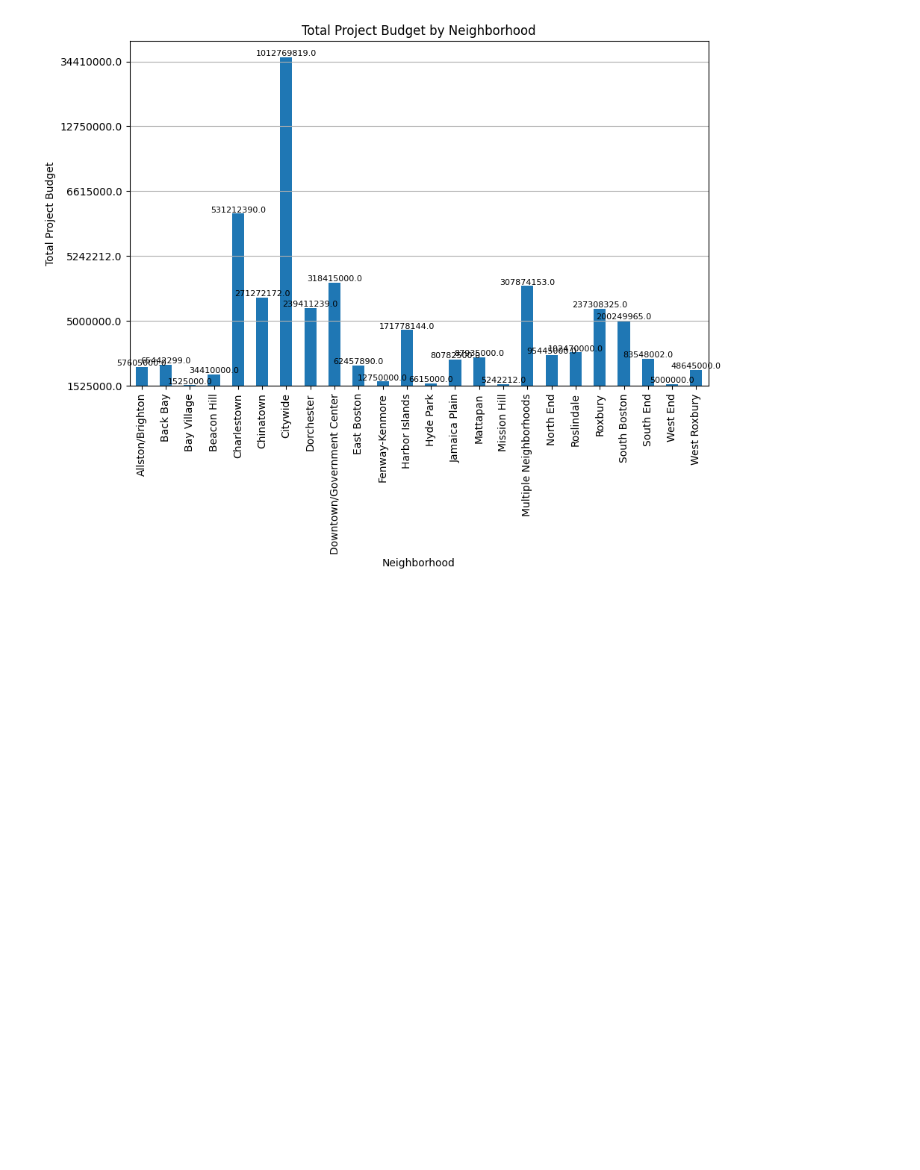
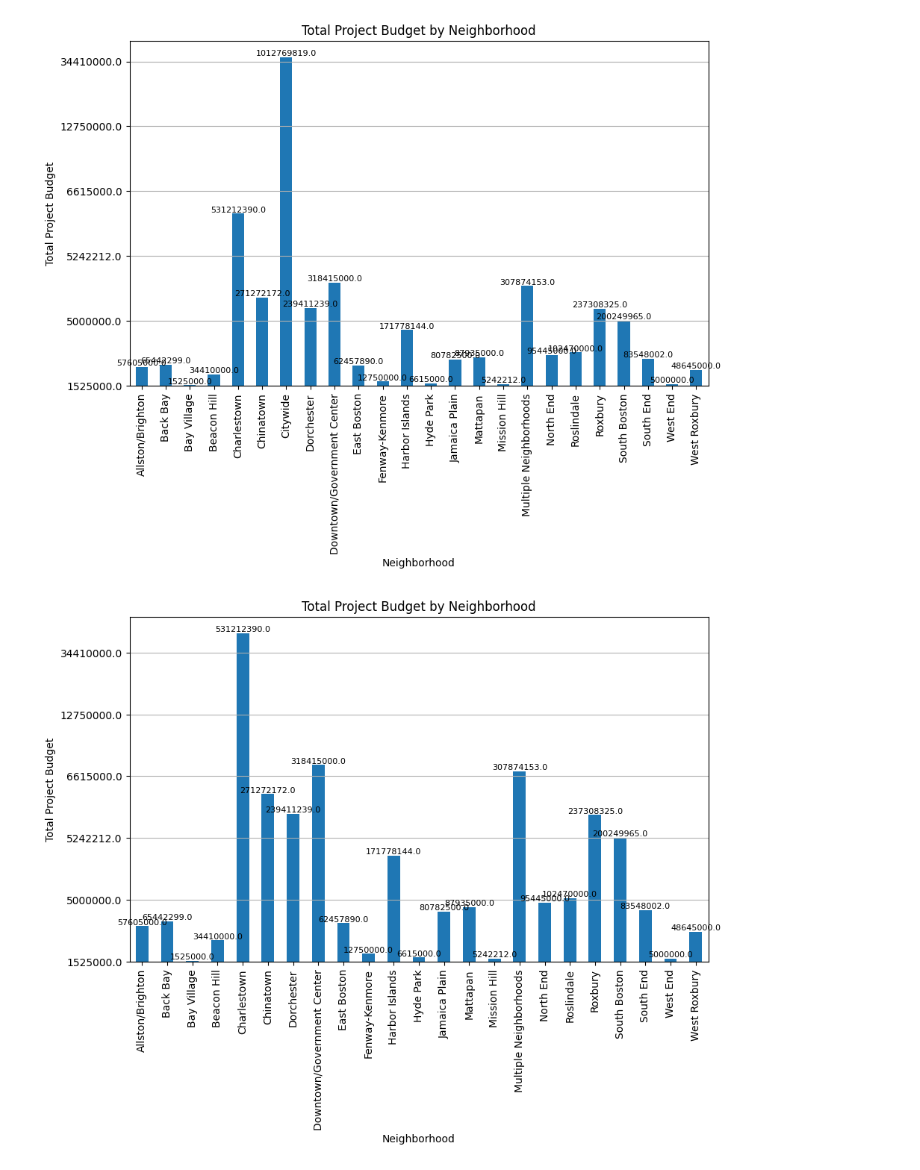
Before and after one commit to BU-Spark/ds-boston-city-budget, a Jupyter notebook: fa23-team-f/DataCleaning_capital.ipynb, the cells around one changed output. Drawn from its saved outputs; the diff is of its cells as text; code cells hidden in the pictures; blank space fills up the shorter version.

```diff
--- a/fa23-team-f/DataCleaning_capital.ipynb
+++ b/fa23-team-f/DataCleaning_capital.ipynb
@@ -166,3 +166,34 @@ for i, v in enumerate(department_budget):
 plt.show()
 # %% [output]
 [figure]
+# %%
+# Assuming your DataFrame is named 'df' and the column name is 'column_name'
+value_to_delete = 'Citywide'
+
+# Create a boolean mask to select rows that don't have the specific value
+mask = df['Neighborhood'] != value_to_delete
+
+# Use the mask to filter the DataFrame and keep only the rows you want
+df = df[mask]
+
+aggregation_functions = {'Total_Project_Budget': 'sum'}
+df_a = df.groupby(df['Neighborhood']).aggregate(aggregation_functions)
+
+department_budget = df_a.groupby('Neighborhood')['Total_Project_Budget'].sum()
+
+plt.figure(figsize=(10, 6))
+ax = department_budget.plot(kind='bar')
+
+plt.xlabel('Neighborhood')
+plt.ylabel('Total Project Budget')
+plt.title('Total Project Budget by Neighborhood')
+plt.grid(axis='y')
+
+ax.set_yticklabels(sorted(department_budget))
+
+for i, v in enumerate(department_budget):
+    ax.text(i, v, str(v), ha='center', va='bottom', fontsize=8)
+
+plt.show()
+# %% [output]
+[figure, added]
```
Also changed, not shown: 1 other file.
